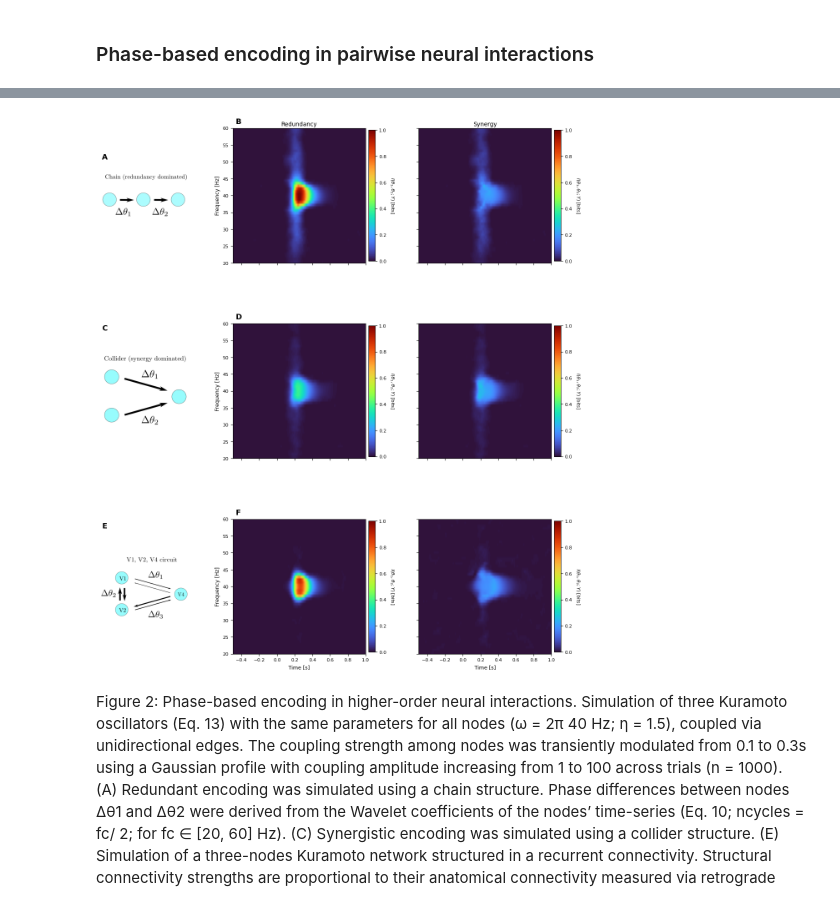
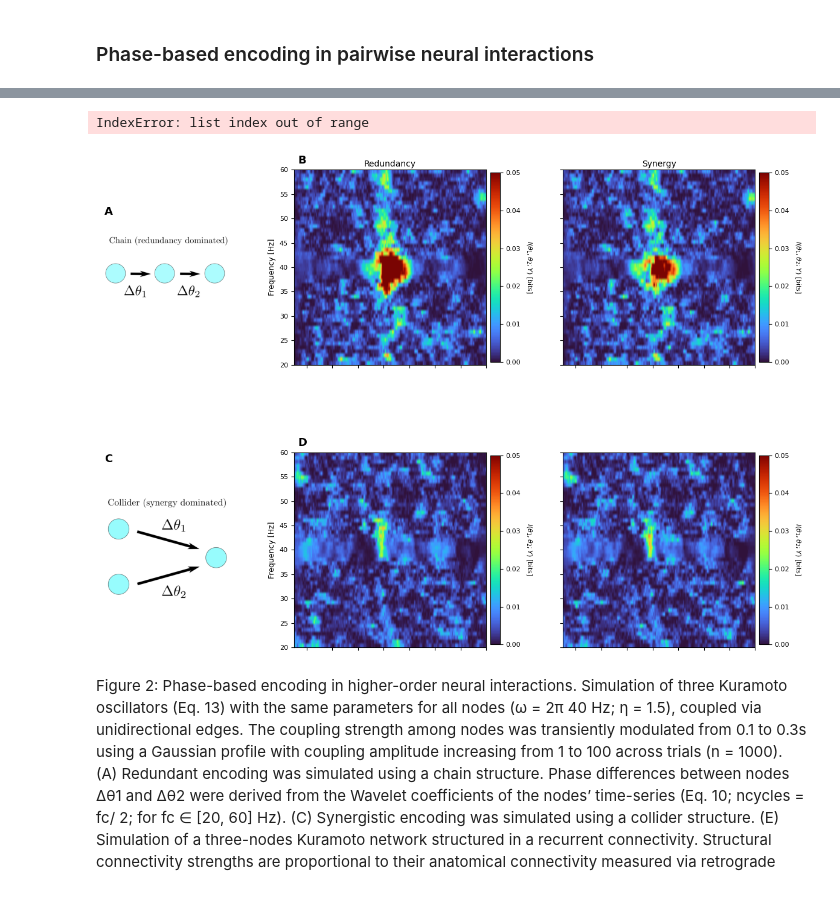
Before and after one commit to brainets/neopid, a Jupyter notebook: notebooks/Figure2.ipynb, the cells around one changed output, grey strips where cells are left out. Drawn from its saved outputs; the diff is of its cells as text; code cells hidden in the pictures.

Commit message:
Added binning and tested gcmi for dphi with angle

```diff
--- a/notebooks/Figure2.ipynb
+++ b/notebooks/Figure2.ipynb
@@ -70,7 +70,7 @@ def make_figure(
         diag_label, heat_label = row_labels[row_idx]
         rd = redundancy_data[row_idx]
         sd = synergy_data[row_idx]
-        vmax = 1
+        vmax = 0.05
 
         # --- Cartoon panel ---
         ax_diag = fig.add_subplot(gs[0])
@@ -172,7 +172,7 @@ def panzeri_treves_correction(I_obs, R, S, N):
     bias = ((R - 1) * (S - 1)) / (2 * N * np.log(2))
     return np.clip(I_obs - bias, 0, np.inf)
 # %%
-structures = ["chain", "collider", "visual"]
+structures = ["chain", 'collider']
 synergies = []
 redundancies = []
 # %%
@@ -199,7 +199,7 @@ for structure in structures:
         D = D[np.ix_([0, 1, 2], [0, 1, 2])]
 
     g = 5
-    ntrials = 1_000
+    ntrials = 200
     time = np.arange(-0.5, 1, 1 / fs)  # Time array
     T = time.shape[0]
 
@@ -368,9 +368,9 @@ for structure in structures:
         red = np.minimum(np.minimum(mi1_, mi2_), mi3_)
         syn = mi123_ - np.maximum(np.maximum(mi1_, mi2_), mi3_)
     else:
-        mi1_ = mi_fcn_time_frequency(dphi1, labels[None], False, False)
-        mi2_ = mi_fcn_time_frequency(dphi2, labels[None], False, False)
-        mi123_ = mi_fcn_time_frequency(dphi, labels[None], False, False)
+        mi1_ = mi_fcn_time_frequency(dphi1, labels[None], False, True)
+        mi2_ = mi_fcn_time_frequency(dphi2, labels[None], False, True)
+        mi123_ = mi_fcn_time_frequency(dphi, labels[None], False, True)
         red = np.minimum(mi1_, mi2_)
         syn = mi123_ - np.maximum(mi1_, mi2_)
 
@@ -379,22 +382,23 @@ for structure in structures:
 # %%
 make_figure(
     redundancies,
     synergies,
     freqs,
     [
-        "../Figures/3chain_cartoon.png",
-        "../Figures/3collider_cartoon.png",
-        "../Figures/3circuit_cartoon.png",
+        "../figures/3chain_cartoon.png",
+        "../figures/3collider_cartoon.png",
+        "../figures/3circuit_cartoon.png",
     ],
     panel_labels=("A", "B", "C", "D", "E", "F"),
     cmap="turbo",
     figsize=(12, 14),
     bg_color="white",
 )
 
 plt.savefig("../figures/Figure2.pdf")
 # %% [output]
+IndexError: list index out of range
-[figure, old version]
+[figure, new version]
 # %% [markdown]
 Figure 2: Phase-based encoding in higher-order neural interactions. Simulation of three Kuramoto
 oscillators (Eq. 13) with the same parameters for all nodes (ω = 2π 40 Hz; η = 1.5), coupled via unidirectional
```
Also changed, not shown: parts of 1 cell of this notebook, 3 other files.
